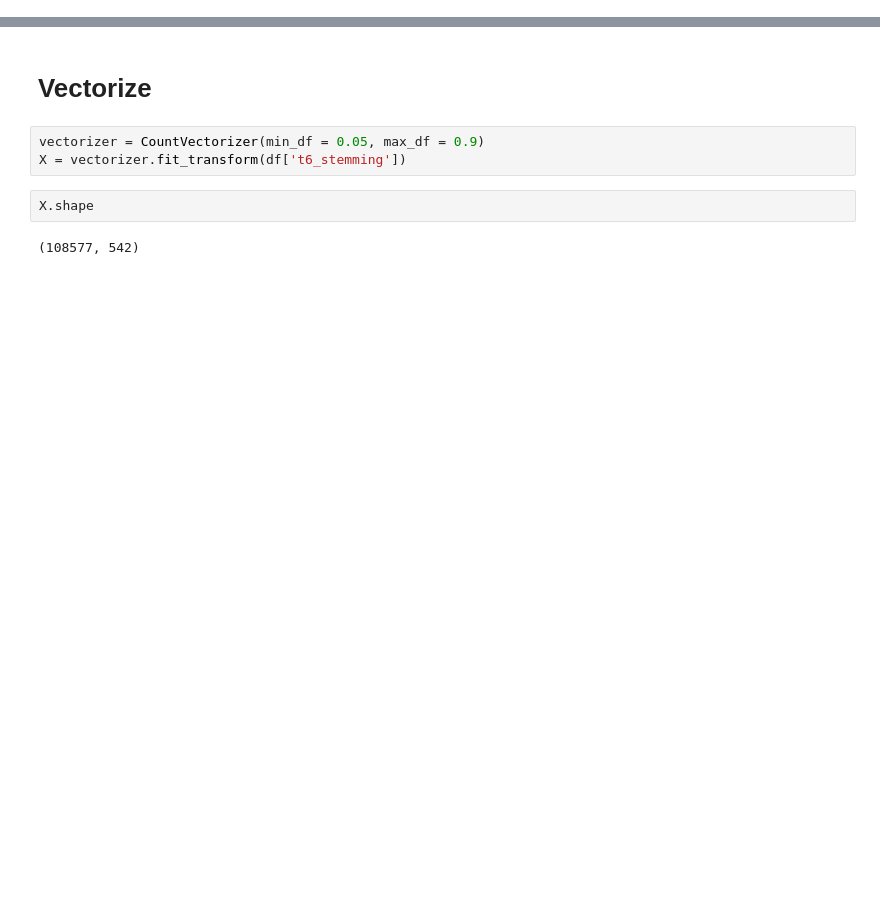
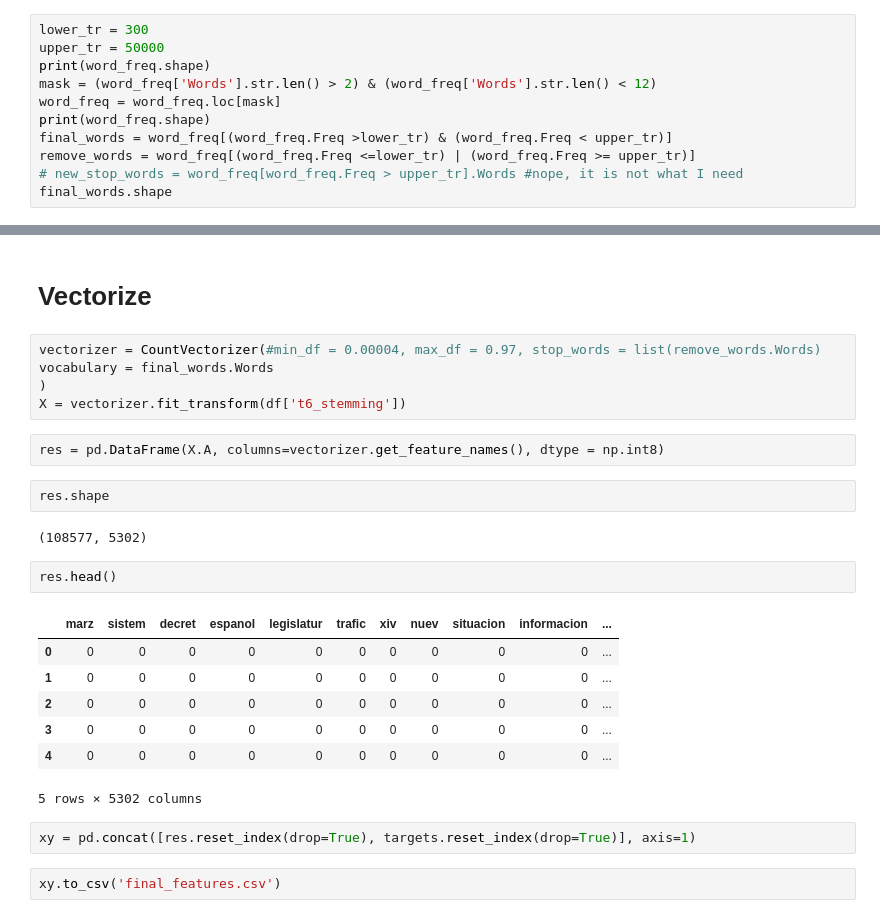
Before and after one commit to politicalwatch/sdgs-hackathon, a Jupyter notebook: 2_final_features.ipynb, the cells around one changed output, grey strips where cells are left out. Saved outputs shown, nothing was run; the diff lists cells and outputs as text; blank space fills up the shorter version.

```diff
--- a/2_final_features.ipynb
+++ b/2_final_features.ipynb
@@ -77,0 +101,11 @@ final_words.shape
+# %%
+lower_tr = 300
+upper_tr = 50000
+print(word_freq.shape)
+mask = (word_freq['Words'].str.len() > 2) & (word_freq['Words'].str.len() < 12)
+word_freq = word_freq.loc[mask]
+print(word_freq.shape)
+final_words = word_freq[(word_freq.Freq >lower_tr) & (word_freq.Freq < upper_tr)]
+remove_words = word_freq[(word_freq.Freq <=lower_tr) | (word_freq.Freq >= upper_tr)]
+# new_stop_words = word_freq[word_freq.Freq > upper_tr].Words #nope, it is not what I need
+final_words.shape
@@ -145,9 +240,27 @@ plt.show()
 # %% [markdown]
 # Vectorize
 # %%
-vectorizer = CountVectorizer(min_df = 0.05, max_df = 0.9)
+vectorizer = CountVectorizer(#min_df = 0.00004, max_df = 0.97, stop_words = list(remove_words.Words)
+vocabulary = final_words.Words
+)
 X = vectorizer.fit_transform(df['t6_stemming'])
+# %%
+res = pd.DataFrame(X.A, columns=vectorizer.get_feature_names(), dtype = np.int8)
 # %%
-X.shape
+res.shape
 # %% [output]
-(108577, 542)
+(108577, 5302)
+# %%
+res.head()
+# %% [output]
+|  | marz | sistem | decret | espanol | legislatur | trafic | xiv | nuev | situacion | informacion | ... |
+| 0 | 0 | 0 | 0 | 0 | 0 | 0 | 0 | 0 | 0 | 0 | ... |
+| 1 | 0 | 0 | 0 | 0 | 0 | 0 | 0 | 0 | 0 | 0 | ... |
+| 2 | 0 | 0 | 0 | 0 | 0 | 0 | 0 | 0 | 0 | 0 | ... |
+| 3 | 0 | 0 | 0 | 0 | 0 | 0 | 0 | 0 | 0 | 0 | ... |
+| 4 | 0 | 0 | 0 | 0 | 0 | 0 | 0 | 0 | 0 | 0 | ... |
+5 rows × 5302 columns
+# %%
+xy = pd.concat([res.reset_index(drop=True), targets.reset_index(drop=True)], axis=1)
+# %%
+xy.to_csv('final_features.csv')
```
Also changed, not shown: parts of 23 cells of this notebook.
